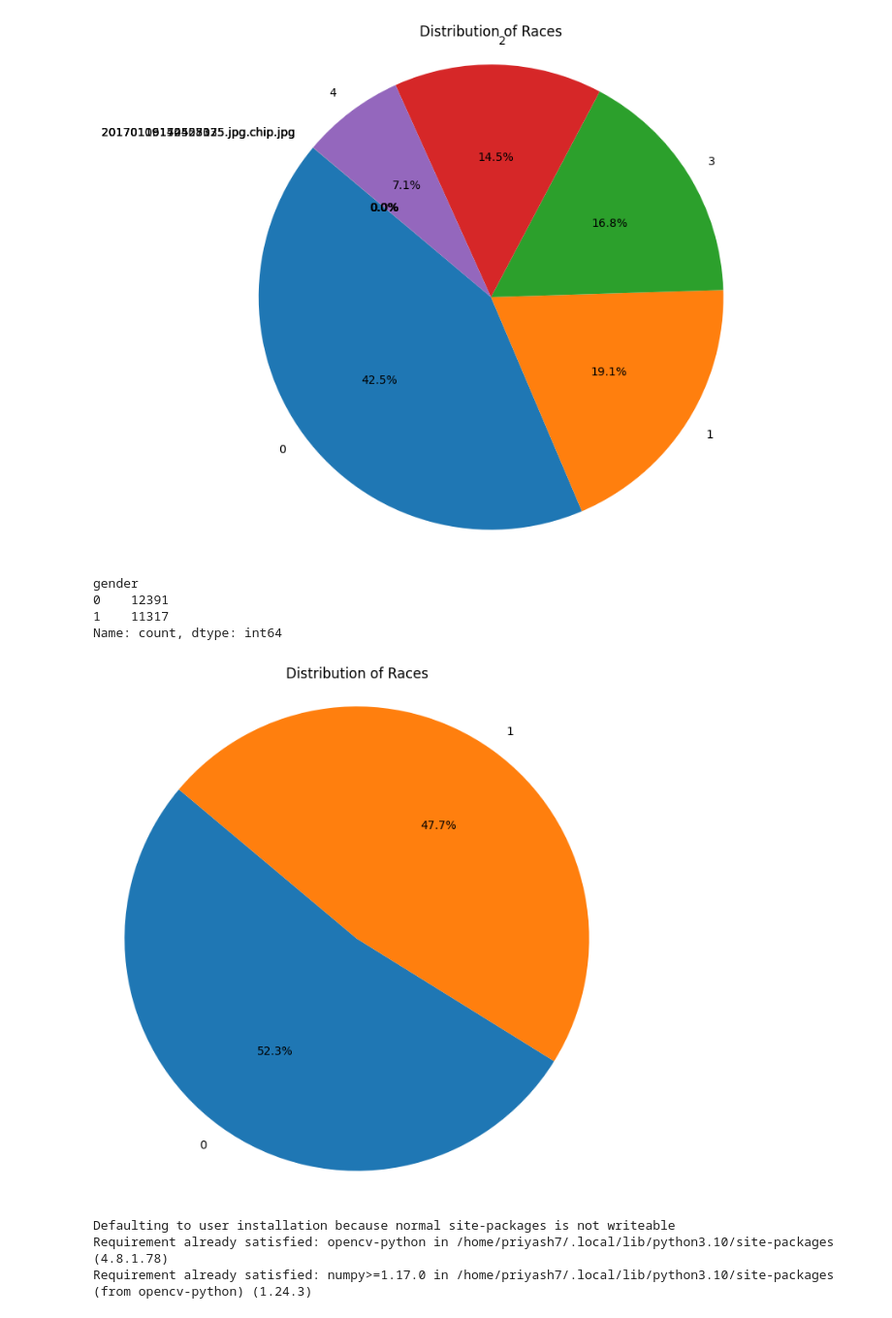
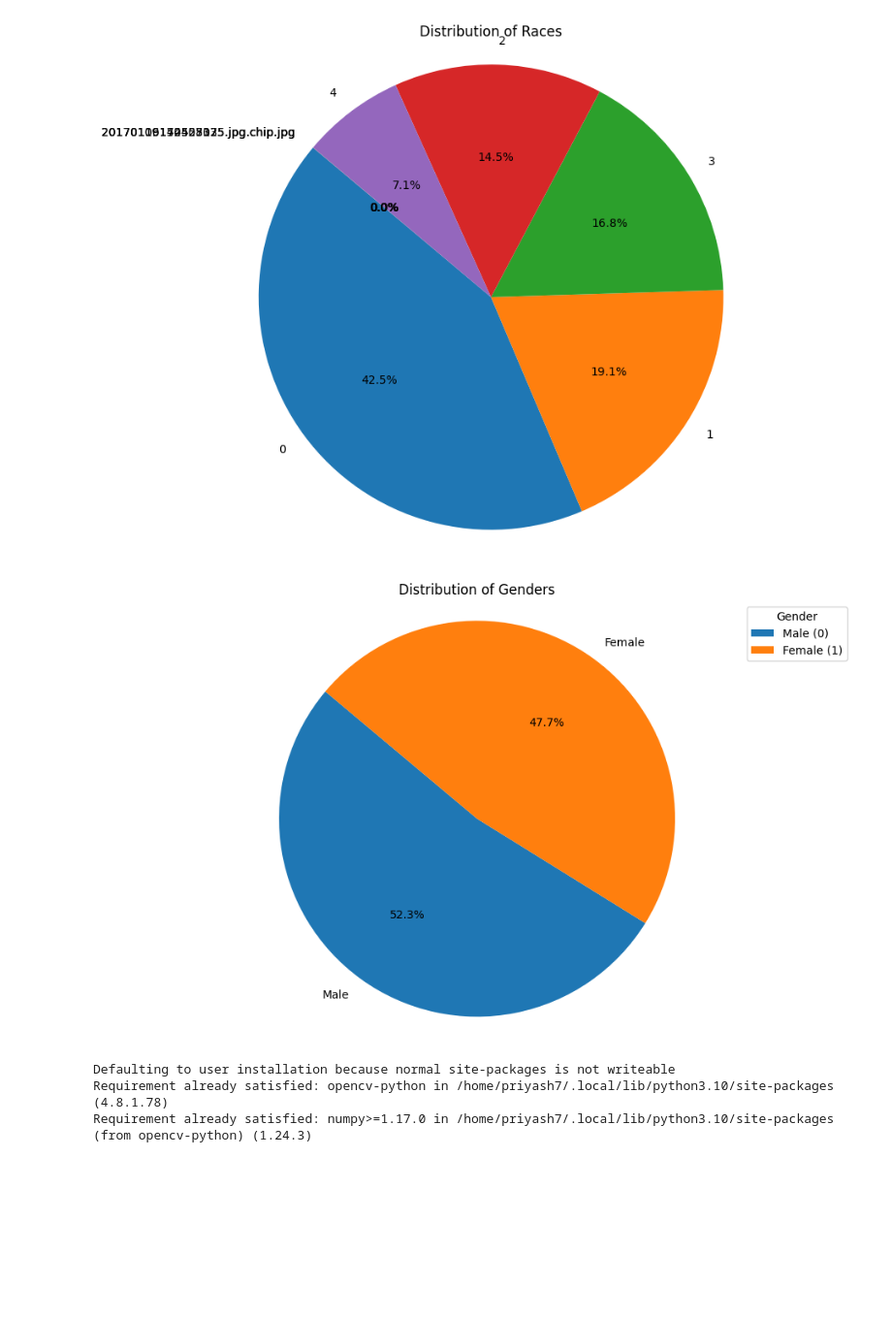
Before and after one commit to plon-Susk7/AGE-GENDER-ETHNICITY-PREDICTION, a Jupyter notebook: main.ipynb, the cells around one changed output. Shown: that part at 97% size. Cells and saved outputs as stored; diff of their text form; code cells hidden in the pictures; blank space fills up the shorter version.

```diff
--- a/main.ipynb
+++ b/main.ipynb
@@ -135,23 +135,27 @@ race
 Name: count, dtype: int64
 [figure]
 # %%
-# Make meaningful diagram || task to be assigned
+import matplotlib.pyplot as plt
 
-age_counts = df['gender'].value_counts()
+# Assuming 'df' is your DataFrame containing the gender data
+gender_counts = df['gender'].value_counts()
 
-print(age_counts)
+# Define labels for the gender values
+gender_labels = ['Male', 'Female']
 
-plt.figure(figsize=(8, 8))
-plt.pie(age_counts, labels=age_counts.index, autopct='%1.1f%%', startangle=140)
+# Create the pie chart
+plt.figure(figsize=(12, 7))
+plt.pie(gender_counts, labels=gender_labels, autopct='%1.1f%%', startangle=140)
 plt.axis('equal')  # Equal aspect ratio ensures that pie is drawn as a circle.
-plt.title('Distribution of Races')
+plt.title('Distribution of Genders')
+
+# Add a legend
+plt.legend(title='Gender', labels=['Male (0)', 'Female (1)'], loc='best')
+
+# Show the plot
 plt.show()
 # %% [output]
-gender
-0    12391
-1    11317
-Name: count, dtype: int64
-[figure, old version]
+[figure, new version]
 # %%
 import cv2
 # %%
```
Also changed, not shown: parts of 11 cells of this notebook, 1 other file.
